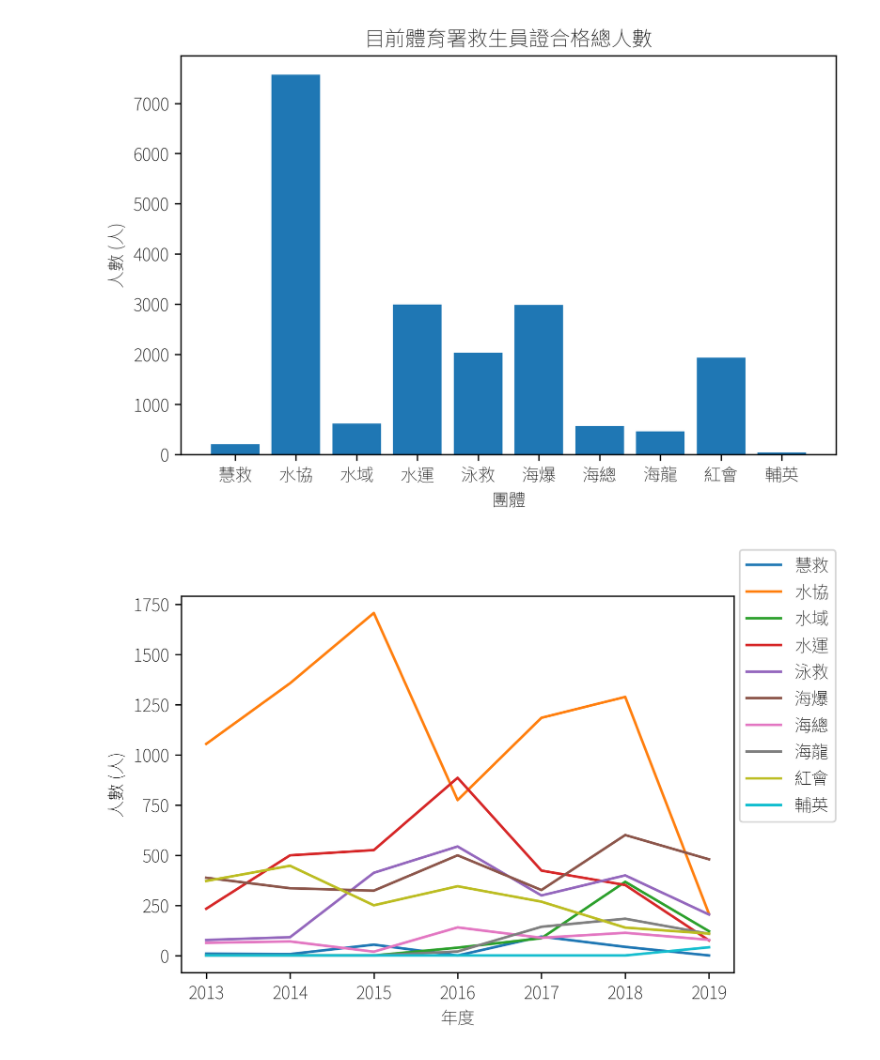
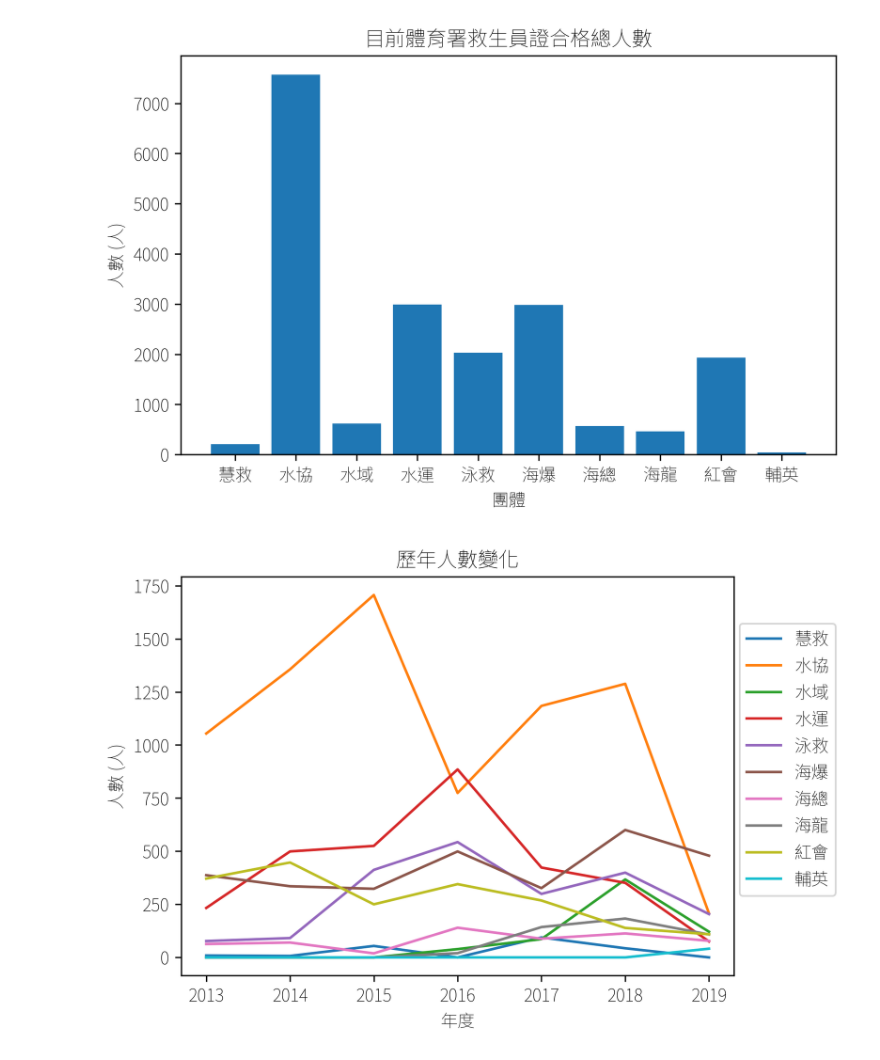
Before and after one commit to ttt50966/Lifeguard-Analysis-2020, a Jupyter notebook: 分析.ipynb, the cells around one changed output. Cells and saved outputs as stored; diff of their text form; code cells hidden in the pictures.

Commit message:
Add title of figures

```diff
--- a/分析.ipynb
+++ b/分析.ipynb
@@ -48,13 +48,14 @@ for name in group_name:
 # %%
 plt.figure(dpi = 300)
 for i in range(len(團體歷年)):
     plt.plot(years,團體歷年[i], label=group_name[i])
 plt.xlabel("年度")
 plt.ylabel("人數 (人)")
-plt.legend(loc=(1.01,0.4))
+plt.title("歷年人數變化")
+plt.legend(loc=(1.01,0.2))
 plt.tight_layout(pad=0.4, w_pad=1.2, h_pad=1.0)
 # %% [output]
-[figure, old version]
+[figure, new version]
 # %%
 每年統計  = np.array([0])**7
 for i in range(len(group_name)):
```
Also changed, not shown: parts of 1 cell of this notebook.
